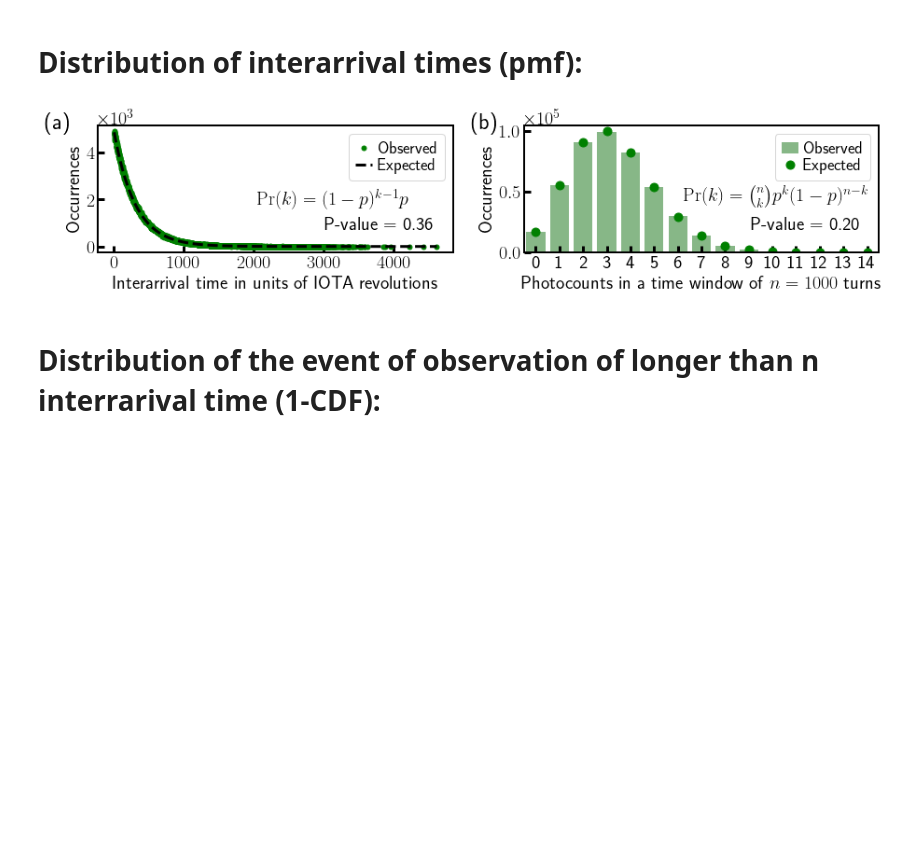
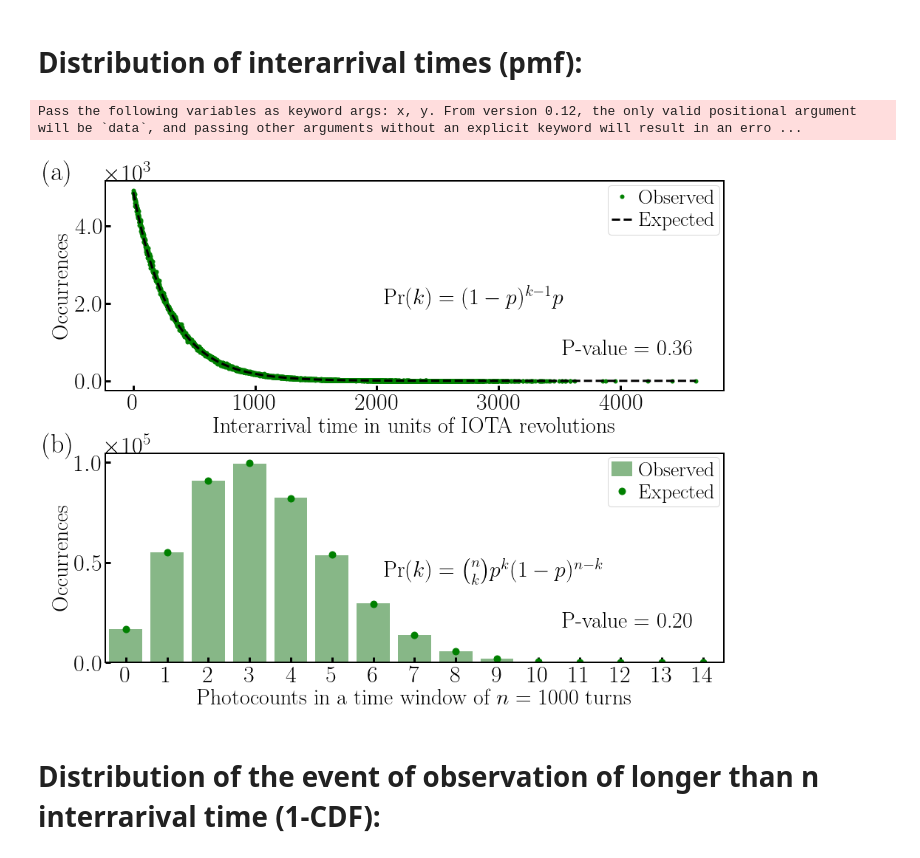
Before and after one commit to IharLobach/ursse, a Jupyter notebook: analyzing_collected_data/shifts/shift_02_28_2020/statistical_analyzis_03_05_2020.ipynb, the cells around one changed output. Saved outputs shown, nothing was run; the diff lists cells and outputs as text; code cells hidden in the pictures; blank space fills up the shorter version.

```diff
--- a/analyzing_collected_data/shifts/shift_02_28_2020/statistical_analyzis_03_05_2020.ipynb
+++ b/analyzing_collected_data/shifts/shift_02_28_2020/statistical_analyzis_03_05_2020.ipynb
@@ -16,12 +16,12 @@ plt.rcParams['figure.figsize'] = [15, 7.5]
 plt.rcParams.update({'font.size': 20,'legend.fontsize':20})
 import ursse.path_assistant as pa
 shift = pa.PathAssistant('shift_02_28_2020')
-from config_ursse import get_from_config
+from config_ursse import get_from_config, get_path_from_config
 iota_period_sec = get_from_config("IOTA_revolution_period")
 dt_sec = get_from_config("dt")
 iota_period_au = iota_period_sec/dt_sec
 from ursse.time_structure import get_bucket_gates, get_rate_in_gate_Hz,get_dfs_for_all_buckets
-images_dir = os.path.join(get_from_config("URSSE_sync_motion_note_dir"),
+images_dir = os.path.join(get_path_from_config("URSSE_sync_motion_note_dir"),
                           "images")
 import valstore as vt
 # %%
@@ -205,9 +206,11 @@ statistic, pvalue0
 # Distribution of interarrival times (pmf):
 # %%
 from ursse.path_assistant import get_plot_style_sheet
-plt.style.use(get_plot_style_sheet("jinst"))
+
+plt.style.use(get_plot_style_sheet("prab"))
+
 subtitlepos = 0.95, 0.15
-fig, axs = plt.subplots(1,2,figsize=(15,2.5))
+fig, axs = plt.subplots(2,1,figsize=(15,12))
 ax0, ax1 = axs
 
 sns.barplot(np.arange(counts_min, counts_max, dtype=int), occurrences, color='g', alpha=0.5, ax=ax1,
@@ -222,37 +225,42 @@ ax1.set_xlim(-0.5+counts_min, counts_max-0.5)
 handles, labels = ax1.get_legend_handles_labels()
 order = [1, 0]
 ax1.legend([handles[idx] for idx in order],[labels[idx] for idx in order])
 ax1.ticklabel_format(axis='y', style='sci',scilimits=(0,0), useMathText=None)
 
-fig.subplots_adjust(hspace=0.15)
+fig.subplots_adjust(hspace=0.3)
 # plt.show()
 ax0.plot(times, obs, '.', color='g', label='Observed')
 ax0.plot(times, exp, '--', color='black', label='Expected')
 ax0.set_ylabel('Occurrences')
 ax0.set_xlabel(f'Interarrival time in units of IOTA revolutions')
 # ax0.set_yscale('log')
 # ax0.set_ylim(0.5, ax0.get_ylim()[1])
 ax0.ticklabel_format(axis='y', style='sci',scilimits=(0,0), useMathText=None)
 ax0.text(*subtitlepos,f'P-value = {pvalue0:.2f}',transform=ax0.transAxes,
          va='bottom', ha='right')
 ax0.legend()
 
 
 for ax, lab in zip(axs, [r"$\mathrm{Pr}(k) = (1-p)^{k-1}p$",
                          r"$\mathrm{Pr}(k) = {n\choose k}p^k(1-p)^{n-k}$"]):
     ax.text(0.45, 0.5, lab, transform=ax.transAxes, va='top', ha='left')
 
 for ax, lab in zip(axs, ["(a)", "(b)"]):
-    ax.text(-0.15, 1.1, lab, transform=ax.transAxes, va='top', ha='left',
-           fontsize=24)
+    ax.text(-0.1, 1.1, lab, transform=ax.transAxes, va='top', ha='left',
+           fontsize=36)
+
+ft = ax0.yaxis.get_major_formatter()
+ft.format_ticks = lambda x: [f"{y:.1e}".split('e')[0] for y in x]
+
 
 fig.savefig(os.path.join(images_dir,
                              "photostatistics.png"),
             dpi=300, bbox_inches='tight')
 
 plt.show()
 # %% [output]
+Pass the following variables as keyword args: x, y. From version 0.12, the only valid positional argument will be `data`, and passing other arguments without an explicit keyword will result in an erro ...
-[figure, old version]
+[figure, new version]
 # %%
 vt.newval("PvalueGeometric", pvalue0, "{:.2f}", "",
          "analyzing_collected_data/shifts/shift_02_28_2020/statistical_analyzis_03_05_2020.ipynb")
```
Also changed, not shown: parts of 1 cell of this notebook, 17 other files.
